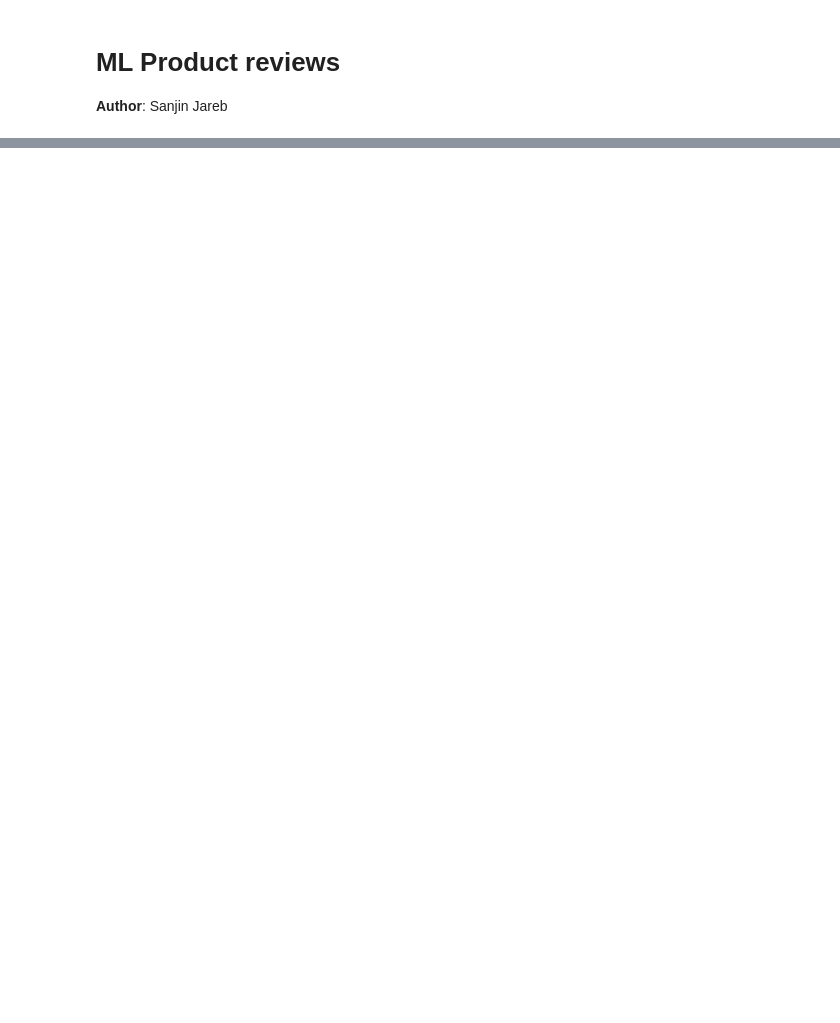
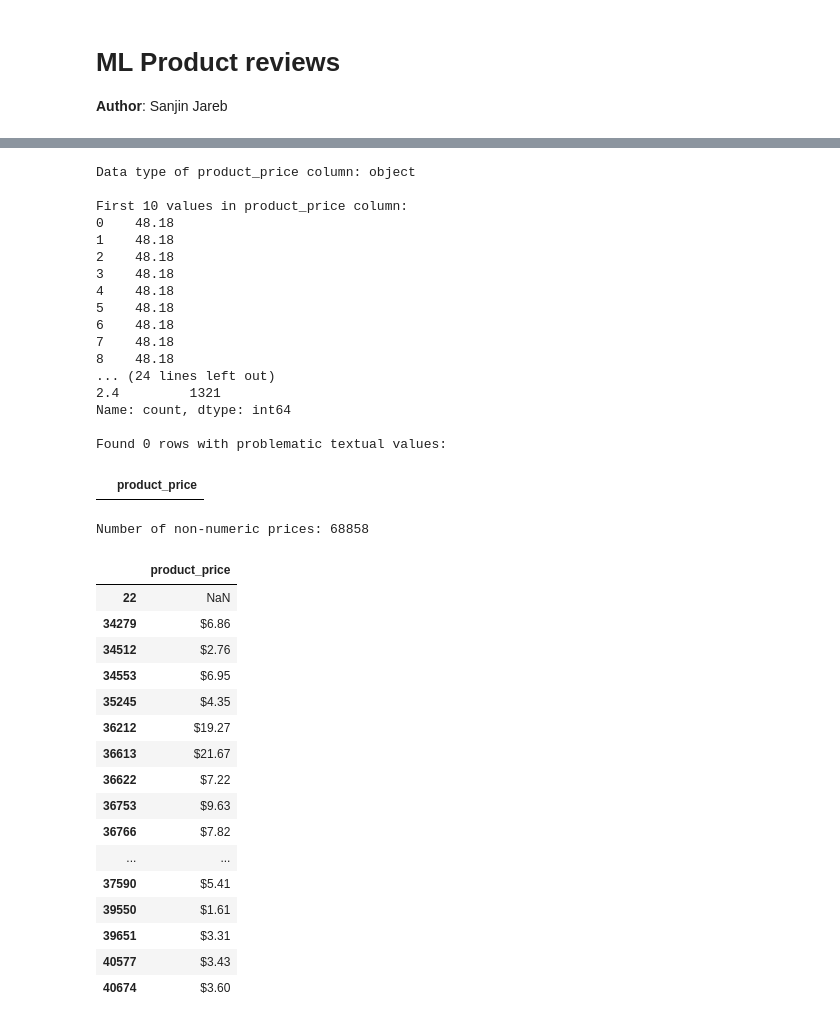
Before and after one commit to Sanch004/ml-product-reviews, a Jupyter notebook: notebook/Product_reviews_analysis.ipynb, the cells around one changed output, grey strips where cells are left out. Cells and saved outputs as stored; diff of their text form; code cells hidden in the pictures; blank space fills up the shorter version.

```diff
--- a/notebook/Product_reviews_analysis.ipynb
+++ b/notebook/Product_reviews_analysis.ipynb
@@ -33,0 +89,64 @@ First 5 rows:
+# %%
+# 1. Check the data type of the 'product_price' column
+print("Data type of product_price column:", df['product_price'].dtype)
+
+# 2. Display the first 10 values from the column
+print("\nFirst 10 values in product_price column:")
+print(df['product_price'].head(10))
+
+# 3. Show the 20 most frequent values in the column
+print("\nTop 20 most frequent values in product_price column:")
+print(df['product_price'].value_counts().head(20))
+
+# 4. Check for known non-numeric text values
+problematic_values = ['Free', 'Not Available', 'N/A', 'None', '-', 'free', 'unknown', 'Unavailable']
+# Identify rows containing these specific non-numeric values
+mask_problematic = df['product_price'].astype(str).str.strip().isin(problematic_values)
+df_problematic = df[mask_problematic]
+print(f"\nFound {len(df_problematic)} rows with problematic textual values:")
+display(df_problematic[['product_price']].drop_duplicates())
+
+# 5. Find and display some of the non-numeric values
+price_clean = df['product_price'].astype(str).str.strip()
+price_numeric = pd.to_numeric(price_clean, errors='coerce')
+
+invalid_prices = df[price_numeric.isna()]
+print("Number of non-numeric prices:", len(invalid_prices))
+display(invalid_prices[['product_price']].drop_duplicates().head(20))
+# %% [output]
+Data type of product_price column: object
+
+First 10 values in product_price column:
+0    48.18
+1    48.18
+2    48.18
+3    48.18
+4    48.18
+5    48.18
+6    48.18
+7    48.18
+8    48.18
+... (24 lines left out)
+2.4         1321
+Name: count, dtype: int64
+
+Found 0 rows with problematic textual values:
+|  | product_price |
+Number of non-numeric prices: 68858
+|  | product_price |
+| 22 | NaN |
+| 34279 | $6.86 |
+| 34512 | $2.76 |
+| 34553 | $6.95 |
+| 35245 | $4.35 |
+| 36212 | $19.27 |
+| 36613 | $21.67 |
+| 36622 | $7.22 |
+| 36753 | $9.63 |
+| 36766 | $7.82 |
+| ... | ... |
+| 37590 | $5.41 |
+| 39550 | $1.61 |
+| 39651 | $3.31 |
+| 40577 | $3.43 |
+| 40674 | $3.60 |
```
Also changed, not shown: parts of 3 cells of this notebook.
